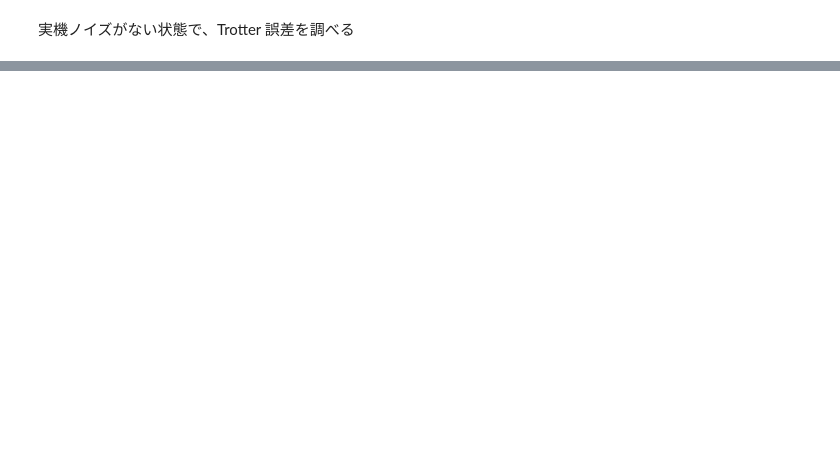
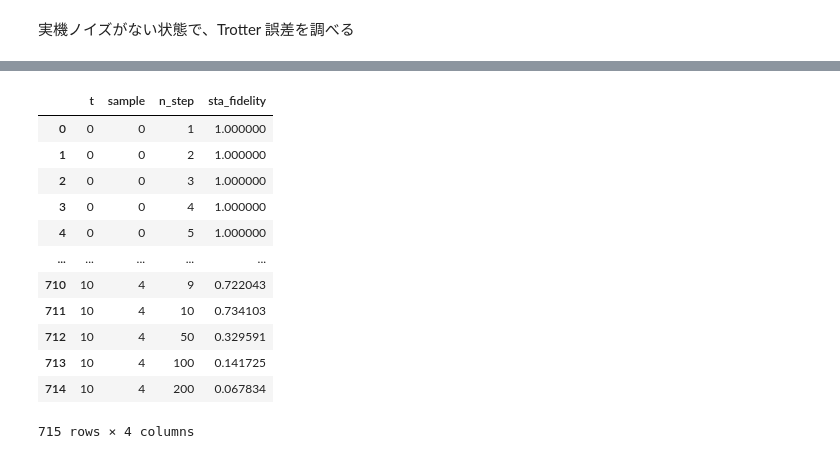
Before and after one commit to YutoMorohoshi/fourier_learning_ibm, a Jupyter notebook: get_param.ipynb, the cells around one changed output, grey strips where cells are left out. Cells and saved outputs as stored; diff of their text form; code cells hidden in the pictures; blank space fills up the shorter version.

```diff
--- a/get_param.ipynb
+++ b/get_param.ipynb
@@ -344,0 +435,20 @@ plt.show()
+# %%
+df = pd.DataFrame(results)
+# t と sample と n_step ごとに sta_fidelity をグループ化
+df_grouped = df.groupby(["t", "sample", "n_step"]).agg({"sta_fidelity": "mean"})
+df_grouped = df_grouped.reset_index()
+display(df_grouped)
+# %% [output]
+|  | t | sample | n_step | sta_fidelity |
+| 0 | 0 | 0 | 1 | 1.000000 |
+| 1 | 0 | 0 | 2 | 1.000000 |
+| 2 | 0 | 0 | 3 | 1.000000 |
+| 3 | 0 | 0 | 4 | 1.000000 |
+| 4 | 0 | 0 | 5 | 1.000000 |
+| ... | ... | ... | ... | ... |
+| 710 | 10 | 4 | 9 | 0.722043 |
+| 711 | 10 | 4 | 10 | 0.734103 |
+| 712 | 10 | 4 | 50 | 0.329591 |
+| 713 | 10 | 4 | 100 | 0.141725 |
+| 714 | 10 | 4 | 200 | 0.067834 |
+715 rows × 4 columns
```
Also changed, not shown: parts of 9 cells of this notebook, 2 other files.
